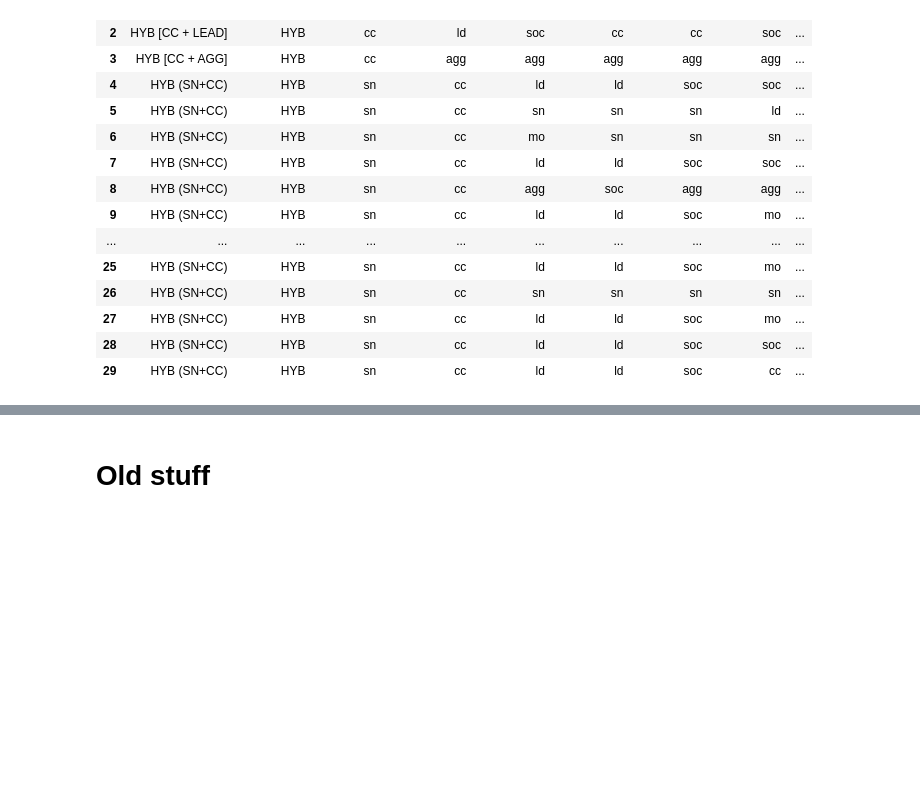
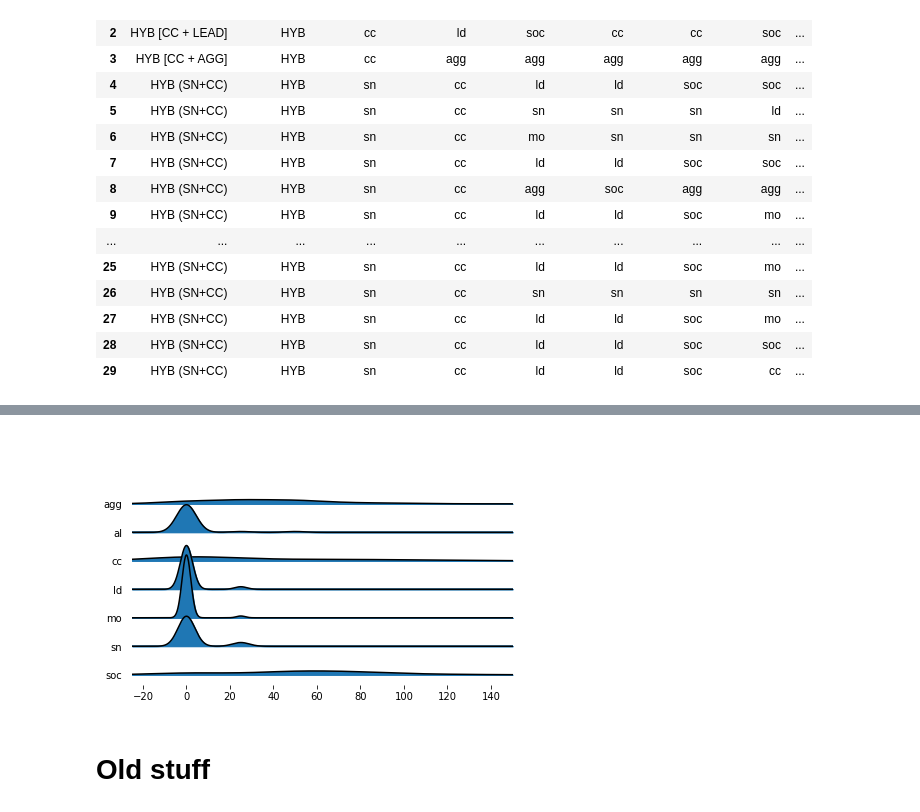
Before and after one commit to marathomas/meerkat, a Jupyter notebook: 06_meerkat_hyb_fu.ipynb, the cells around one changed output, grey strips where cells are left out. Drawn from its saved outputs; the diff is of its cells as text; code cells hidden in the pictures; blank space fills up the shorter version.

```diff
--- a/06_meerkat_hyb_fu.ipynb
+++ b/06_meerkat_hyb_fu.ipynb
@@ -550,0 +551,5 @@ hybfu_classi.to_pickle(DATA+'hybfu_classi')
+# %%
+hybfu_classi = pd.read_pickle(DATA+'hybfu_classi')
+df = pd.read_pickle(DATA+'df_focal_hyb_fu')
+# %%
+hybfu_calls = hybfu_classi['hybfu_type'].map(str) + ':' + hybfu_classi['first_label'].map(str) + '_' + hybfu_classi['second_label'].map(str)
@@ -550,0 +601,21 @@ hybfu_classi.to_pickle(DATA+'hybfu_classi')
+# %%
+embedding_non_ambi = embedding[df['hyb_fu_yn']=='n',:]
+embedding_ambi = embedding[df['hyb_fu_yn']=='y',:]
+
+non_ambi_labels = np.asarray(df.loc[df['hyb_fu_yn']=='n',:].call_lable.values)
+ambi_labels = np.asarray(hybfu_calls)
+embedded_list = [embedding_non_ambi[i,:] for i in range(embedding_non_ambi.shape[0])]
+
+calltypes = sorted(list(set(df.loc[df['hyb_fu_yn']=='n',:].call_lable.values)))
+hybfu_stats_tab = np.zeros((embedding_ambi.shape[0],len(calltypes)+1))
+
+for i in range(embedding_ambi.shape[0]):
+  hybfu_point = embedding_ambi[i,:]
+  hybfu_label = ambi_labels[i]
+  distances = np.asarray([euclid(hybfu_point,y) for y in embedded_list])
+  avrg_dist = np.mean(distances)
+  hybfu_stats_tab[i,len(calltypes)] = avrg_dist
+
+  for j,calltype in enumerate(calltypes):
+    within_distance = np.log2(np.mean(distances[non_ambi_labels==calltype])/avrg_dist)
+    hybfu_stats_tab[i,j] = within_distance
@@ -550,0 +693,15 @@ hybfu_classi.to_pickle(DATA+'hybfu_classi')
+# %%
+hybfu_classi_neighbors = np.asarray(hybfu_classi[['neighbor_1', 'neighbor_2', 'neighbor_3', 'neighbor_4', 'neighbor_5']])
+label_to_index = dict(zip(calltypes,np.arange(len(calltypes))))
+
+hybfu_neighbor_tab = np.zeros((hybfu_classi.shape[0],len(calltypes)))
+
+for i in range(hybfu_classi.shape[0]):
+  neighbors = hybfu_classi_neighbors[i,:]
+  for neighbor in neighbors:
+    hybfu_neighbor_tab[i,label_to_index[neighbor]] += 25
+
+hybfu_neighbor_tab = pd.DataFrame(hybfu_neighbor_tab)
+hybfu_neighbor_tab.columns = calltypes
+hybfu_neighbor_tab['label'] = hybfu_calls
+hybfu_neighbor_tab.head(10)
@@ -551,3 +825,9 @@ hybfu_classi.to_pickle(DATA+'hybfu_classi')
+# %%
+label_of_interest = 'fu:soc_agg'
+sub_df = hybfu_neighbor_tab.loc[hybfu_neighbor_tab['label']==label_of_interest].drop(columns='label')
+fig, ax = joypy.joyplot(sub_df)#, hist="True")
+# %% [output]
+[figure, added]
 # %% [markdown]
 # Old stuff
 # %%
```
Also changed, not shown: parts of 26 cells of this notebook.
